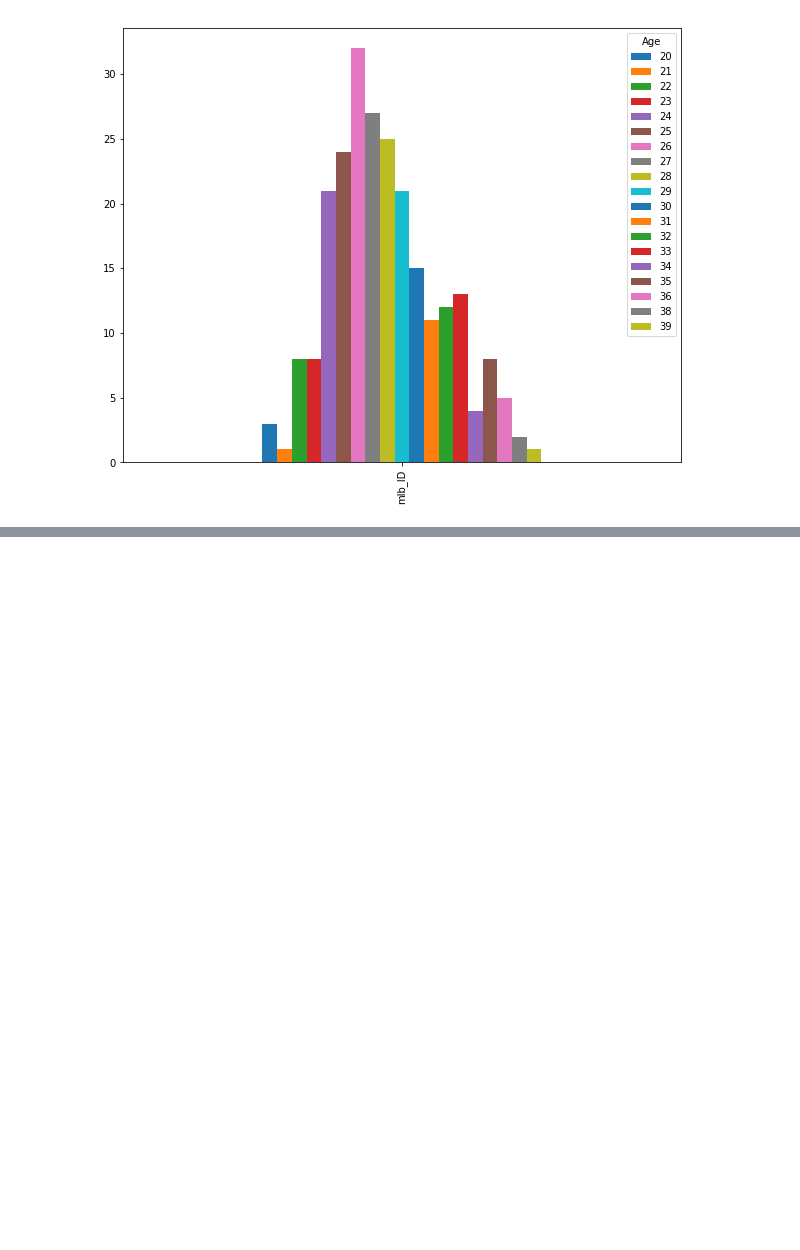
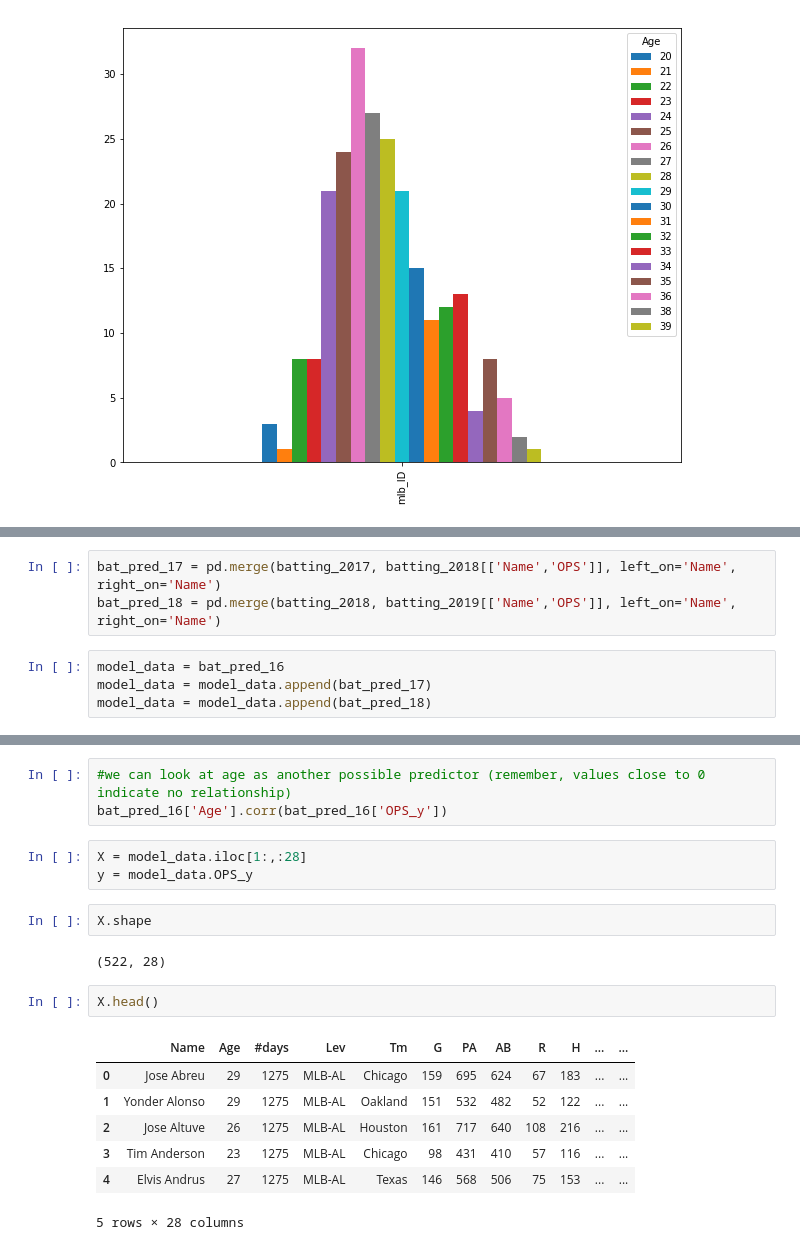
Before and after one commit to MMHNickerson/baseball2020, a Jupyter notebook: BRef_Fetch.ipynb, the cells around one changed output, grey strips where cells are left out. Drawn from its saved outputs; the diff is of its cells as text; blank space fills up the shorter version.

```diff
--- a/BRef_Fetch.ipynb
+++ b/BRef_Fetch.ipynb
@@ -195,0 +236,7 @@ pd.pivot_table(batting_2019, values = 'mlb_ID',  columns=['Age'], aggfunc=pd.Ser
+# %%
+bat_pred_17 = pd.merge(batting_2017, batting_2018[['Name','OPS']], left_on='Name', right_on='Name')
+bat_pred_18 = pd.merge(batting_2018, batting_2019[['Name','OPS']], left_on='Name', right_on='Name')
+# %%
+model_data = bat_pred_16
+model_data = model_data.append(bat_pred_17)
+model_data = model_data.append(bat_pred_18)
@@ -195,0 +262,20 @@ pd.pivot_table(batting_2019, values = 'mlb_ID',  columns=['Age'], aggfunc=pd.Ser
+# %%
+#we can look at age as another possible predictor (remember, values close to 0 indicate no relationship)
+bat_pred_16['Age'].corr(bat_pred_16['OPS_y'])
+# %%
+X = model_data.iloc[1:,:28]
+y = model_data.OPS_y
+# %%
+X.shape
+# %% [output]
+(522, 28)
+# %%
+X.head()
+# %% [output]
+|  | Name | Age | #days | Lev | Tm | G | PA | AB | R | H | ... | ... |
+| 0 | Jose Abreu | 29 | 1275 | MLB-AL | Chicago | 159 | 695 | 624 | 67 | 183 | ... | ... |
+| 1 | Yonder Alonso | 29 | 1275 | MLB-AL | Oakland | 151 | 532 | 482 | 52 | 122 | ... | ... |
+| 2 | Jose Altuve | 26 | 1275 | MLB-AL | Houston | 161 | 717 | 640 | 108 | 216 | ... | ... |
+| 3 | Tim Anderson | 23 | 1275 | MLB-AL | Chicago | 98 | 431 | 410 | 57 | 116 | ... | ... |
+| 4 | Elvis Andrus | 27 | 1275 | MLB-AL | Texas | 146 | 568 | 506 | 75 | 153 | ... | ... |
+5 rows × 28 columns
```
Also changed, not shown: parts of 26 cells of this notebook, 12 other files.
